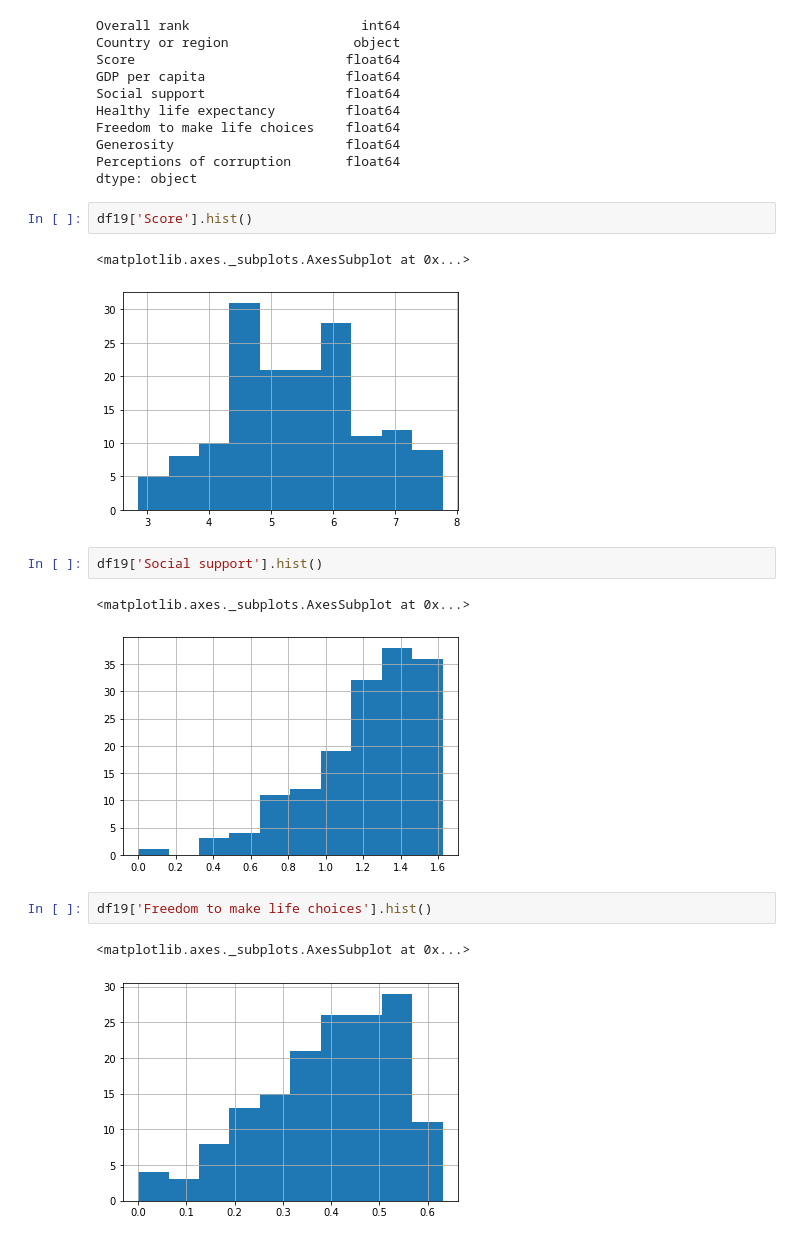
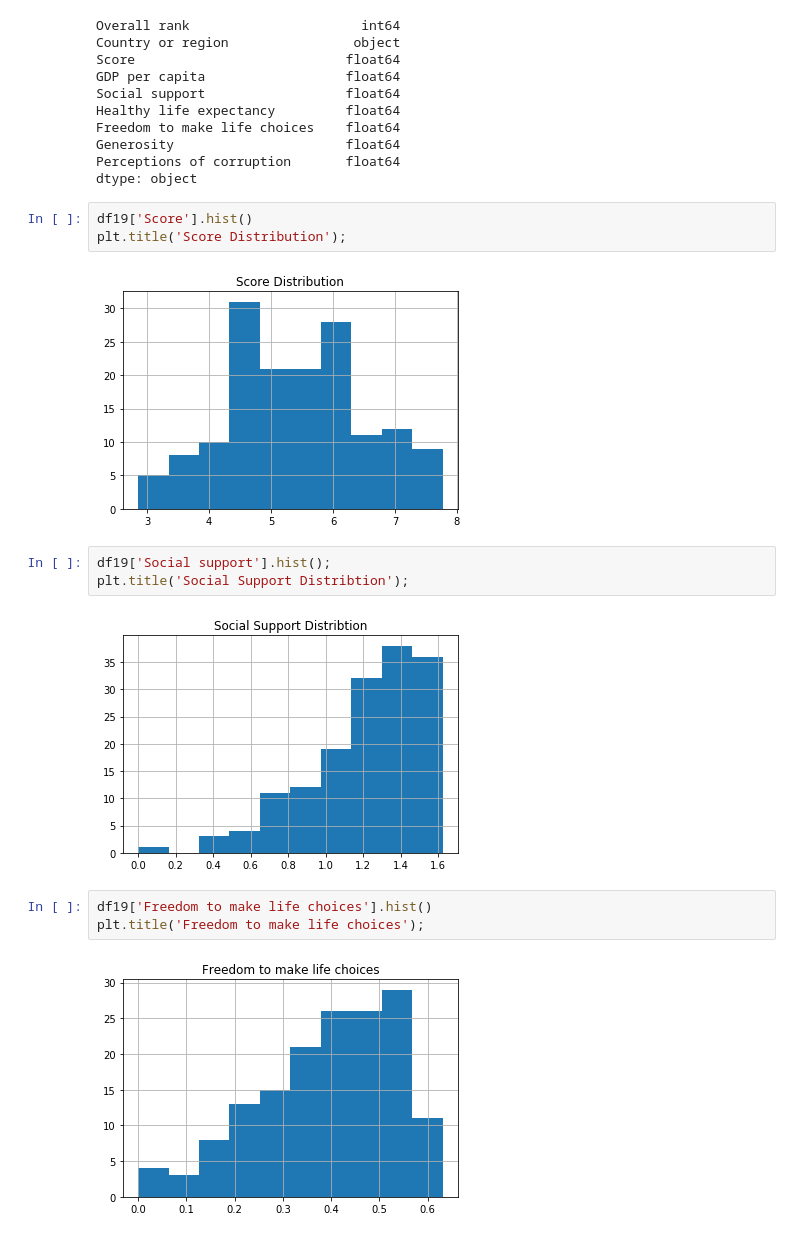
Before and after one commit to ipatel467/Happiness-Index, a Jupyter notebook: Untitled.ipynb, the cells around one changed output. Drawn from its saved outputs; the diff is of its cells as text.

```diff
--- a/Untitled.ipynb
+++ b/Untitled.ipynb
@@ -120,18 +84,18 @@ Perceptions of corruption       float64
 dtype: object
 # %%
 df19['Score'].hist()
+plt.title('Score Distribution');
 # %% [output]
-<matplotlib.axes._subplots.AxesSubplot at 0x...>
-[figure, old version]
+[figure, new version]
 # %%
-df19['Social support'].hist()
+df19['Social support'].hist();
+plt.title('Social Support Distribtion');
 # %% [output]
-<matplotlib.axes._subplots.AxesSubplot at 0x...>
-[figure, old version]
+[figure, new version]
 # %%
 df19['Freedom to make life choices'].hist()
+plt.title('Freedom to make life choices');
 # %% [output]
-<matplotlib.axes._subplots.AxesSubplot at 0x...>
-[figure, old version]
+[figure, new version]
 # %%
 df19['GDP per capita'].hist()
```
Also changed, not shown: parts of 12 cells of this notebook.
